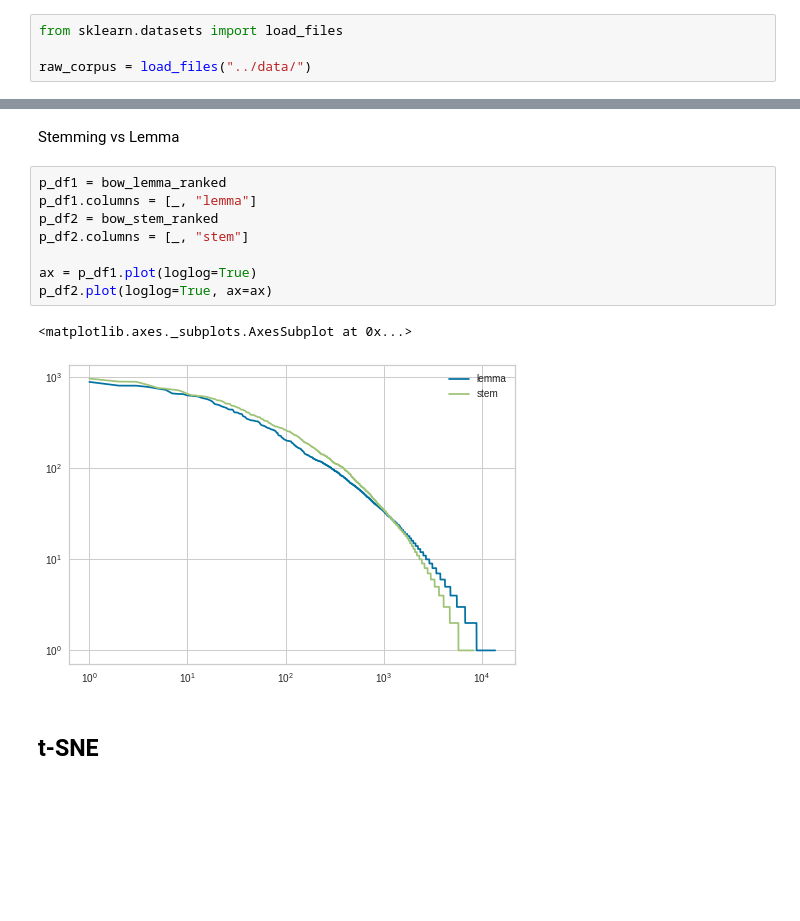
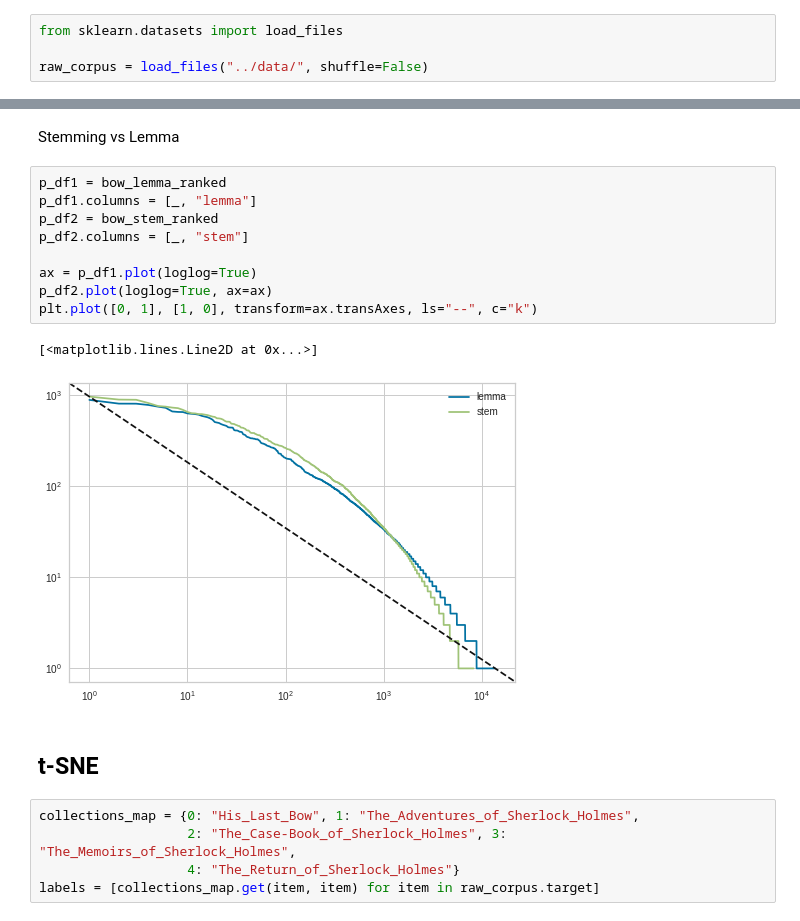
Before and after one commit to datadonK23/pyData-Projects, a Jupyter notebook: HolmesTopicModels/holmes-topic-models/notebook/1_Exploration.ipynb, the cells around one changed output, grey strips where cells are left out. Drawn from its saved outputs; the diff is of its cells as text; blank space fills up the shorter version.

```diff
--- a/HolmesTopicModels/holmes-topic-models/notebook/1_Exploration.ipynb
+++ b/HolmesTopicModels/holmes-topic-models/notebook/1_Exploration.ipynb
@@ -11,7 +11,7 @@ import matplotlib.pyplot as plt
 # %%
 from sklearn.datasets import load_files
 
-raw_corpus = load_files("../data/")
+raw_corpus = load_files("../data/", shuffle=False)
 # %%
 doc_count = len(raw_corpus.data)
 print("Doc count:", doc_count)
@@ -209,13 +211,19 @@ Stemming vs Lemma
 # %%
 p_df1 = bow_lemma_ranked
 p_df1.columns = [_, "lemma"]
 p_df2 = bow_stem_ranked
 p_df2.columns = [_, "stem"]
 
 ax = p_df1.plot(loglog=True)
 p_df2.plot(loglog=True, ax=ax)
+plt.plot([0, 1], [1, 0], transform=ax.transAxes, ls="--", c="k")
 # %% [output]
-<matplotlib.axes._subplots.AxesSubplot at 0x...>
+[<matplotlib.lines.Line2D at 0x...>]
-[figure, old version]
+[figure, new version]
 # %% [markdown]
 ## t-SNE
+# %%
+collections_map = {0: "His_Last_Bow", 1: "The_Adventures_of_Sherlock_Holmes",
+                   2: "The_Case-Book_of_Sherlock_Holmes", 3: "The_Memoirs_of_Sherlock_Holmes",
+                   4: "The_Return_of_Sherlock_Holmes"}
+labels = [collections_map.get(item, item) for item in raw_corpus.target]
```
Also changed, not shown: parts of 7 cells of this notebook, 1 other file.
